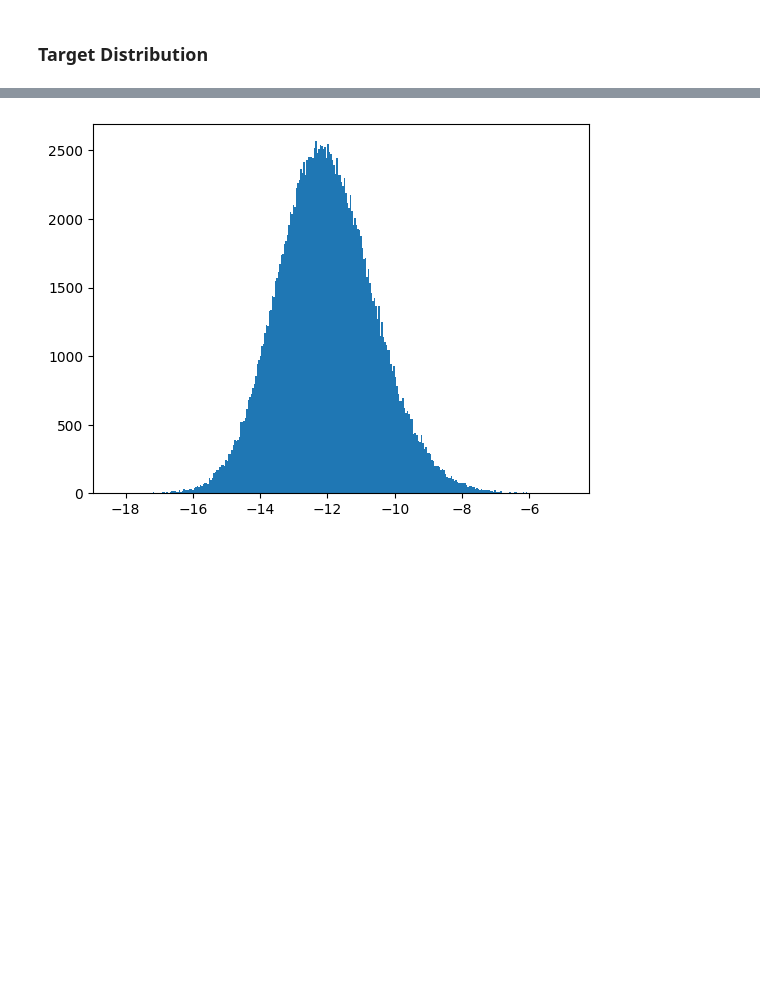
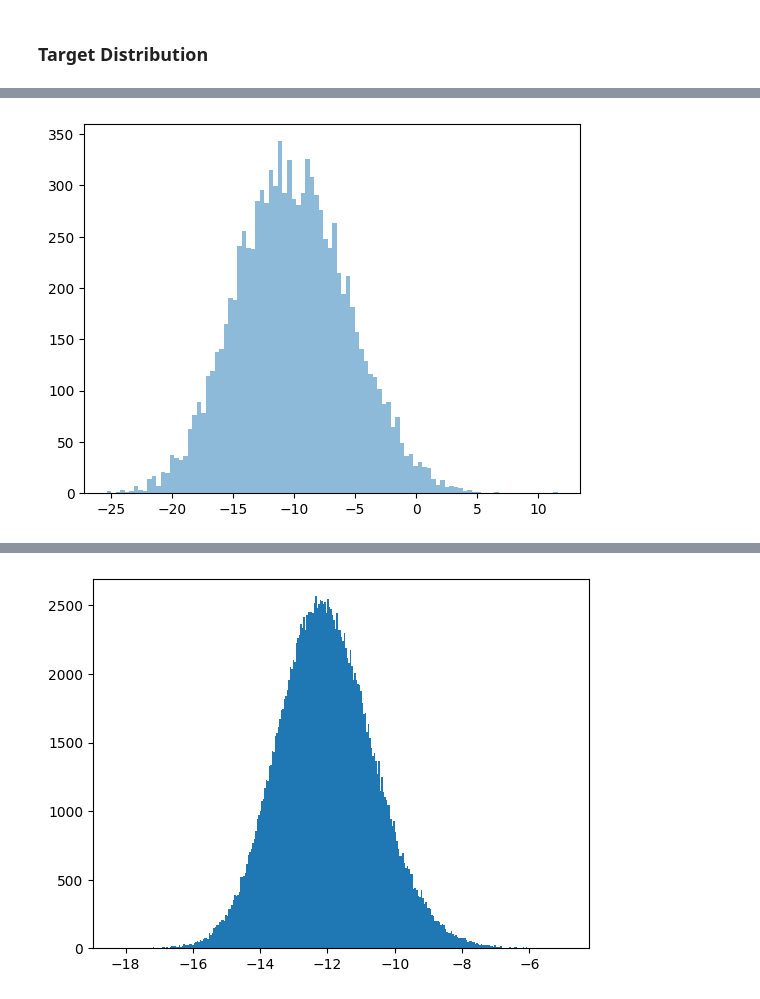
Before and after one commit to taraak/pita, a Jupyter notebook: runner/notebooks/lj_mcmc.ipynb, the cells around one changed output, grey strips where cells are left out. Cells and saved outputs as stored; diff of their text form; code cells hidden in the pictures; blank space fills up the shorter version.

```diff
--- a/runner/notebooks/lj_mcmc.ipynb
+++ b/runner/notebooks/lj_mcmc.ipynb
@@ -81,0 +166,14 @@ tensor([34.4879, 47.4321, 40.3685])
+# %%
+target_temp2 = LennardJonesEnergy(
+    dimensionality=dimensionality,
+    n_particles=n_particles,
+    device=device,
+    data_path= "../../data/",
+    smooth=False,
+    temperature=2.0
+    )
+# %%
+# plt.hist(target(target.test_set).detach().cpu().numpy(), bins=100, alpha=0.5, label="T=4");
+plt.hist(-target_temp2(target_temp2.test_set).detach().cpu().numpy(), bins=100, alpha=0.5, label="T=3");
+# %% [output]
+[figure, added]
```
Also changed, not shown: parts of 41 cells of this notebook, 8 other files.
